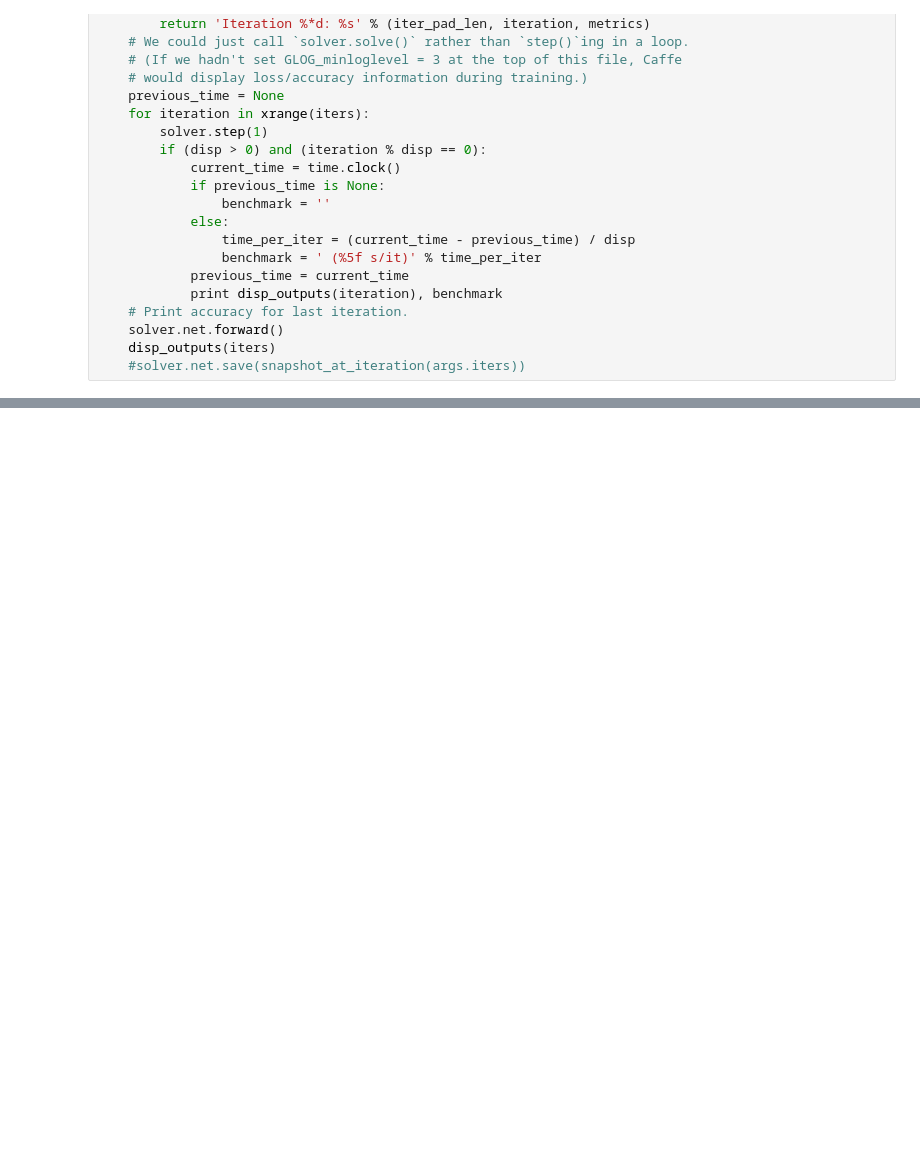
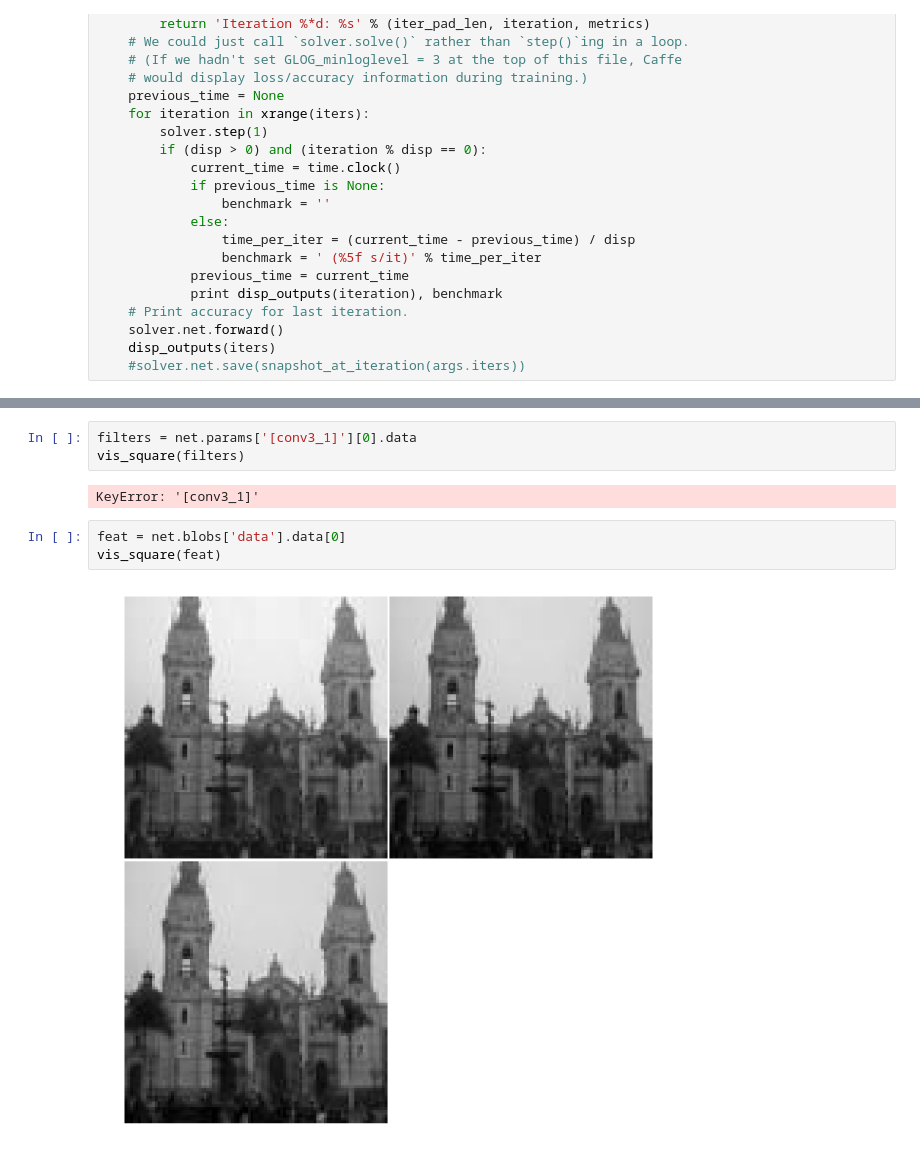
Before and after one commit to VashishtMadhavan/MiniPlaces, a Jupyter notebook: runNet.ipynb, the cells around one changed output, grey strips where cells are left out. Drawn from its saved outputs; the diff is of its cells as text; blank space fills up the shorter version.

```diff
--- a/runNet.ipynb
+++ b/runNet.ipynb
@@ -196,0 +437,10 @@ train_net(500,100)
+# %%
+filters = net.params['[conv3_1]'][0].data
+vis_square(filters)
+# %% [output]
+KeyError: '[conv3_1]'
+# %%
+feat = net.blobs['data'].data[0]
+vis_square(feat)
+# %% [output]
+[figure, added]
```
Also changed, not shown: parts of 26 cells of this notebook, 4 other files.
